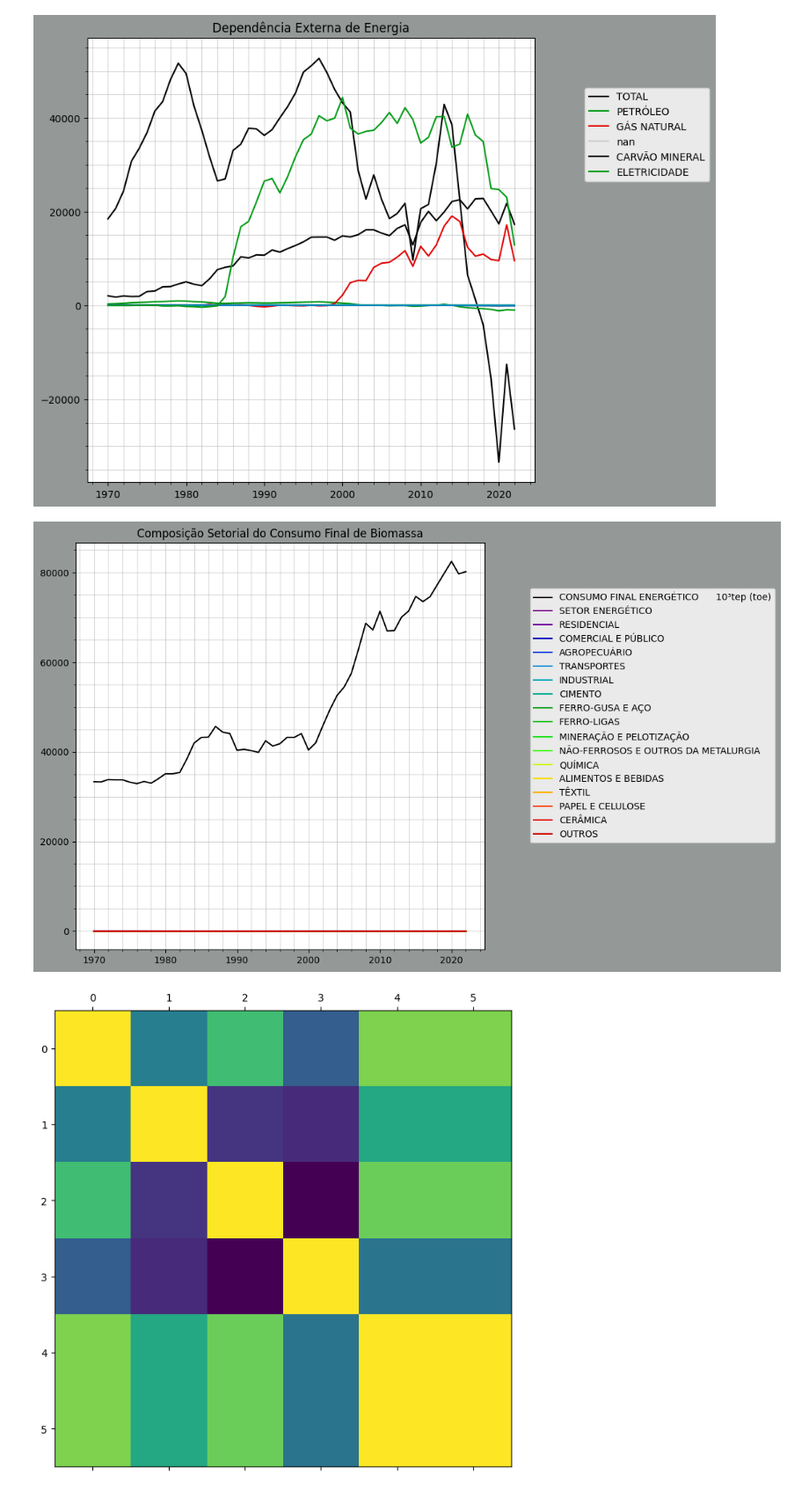
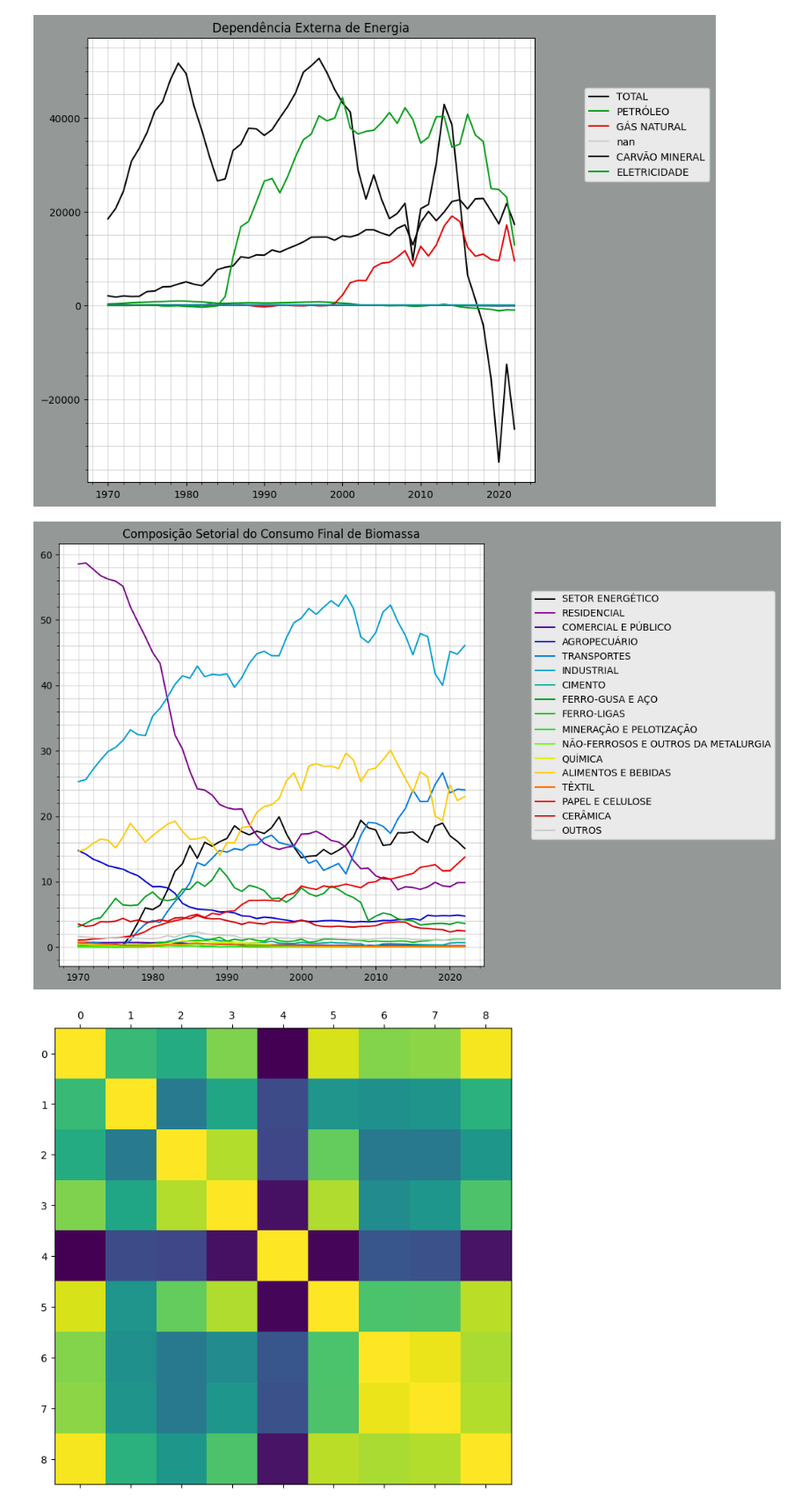
Before and after one commit to scrrpfv/projeto-ip, a Jupyter notebook: Analises/testes.ipynb, the cells around one changed output. Shown: that part at 88% size. Cells and saved outputs as stored; diff of their text form; code cells hidden in the pictures.

```diff
--- a/Analises/testes.ipynb
+++ b/Analises/testes.ipynb
@@ -34,11 +45,11 @@ e.autoplot(10)
 # %% [output]
 [figure]
 # %%
-e.autoplot(14)
+e.autoplot(14, n=17)
 # %% [output]
-[figure, old version]
+[figure, new version]
 # %%
-plt.matshow(dict_oferta_demanda['Urânio'].corr())
+plt.matshow(e[3].corr())
 plt.show()
 # %% [output]
-[figure, old version]
+[figure, new version]
```
Also changed, not shown: parts of 4 cells of this notebook, 3 other files.
